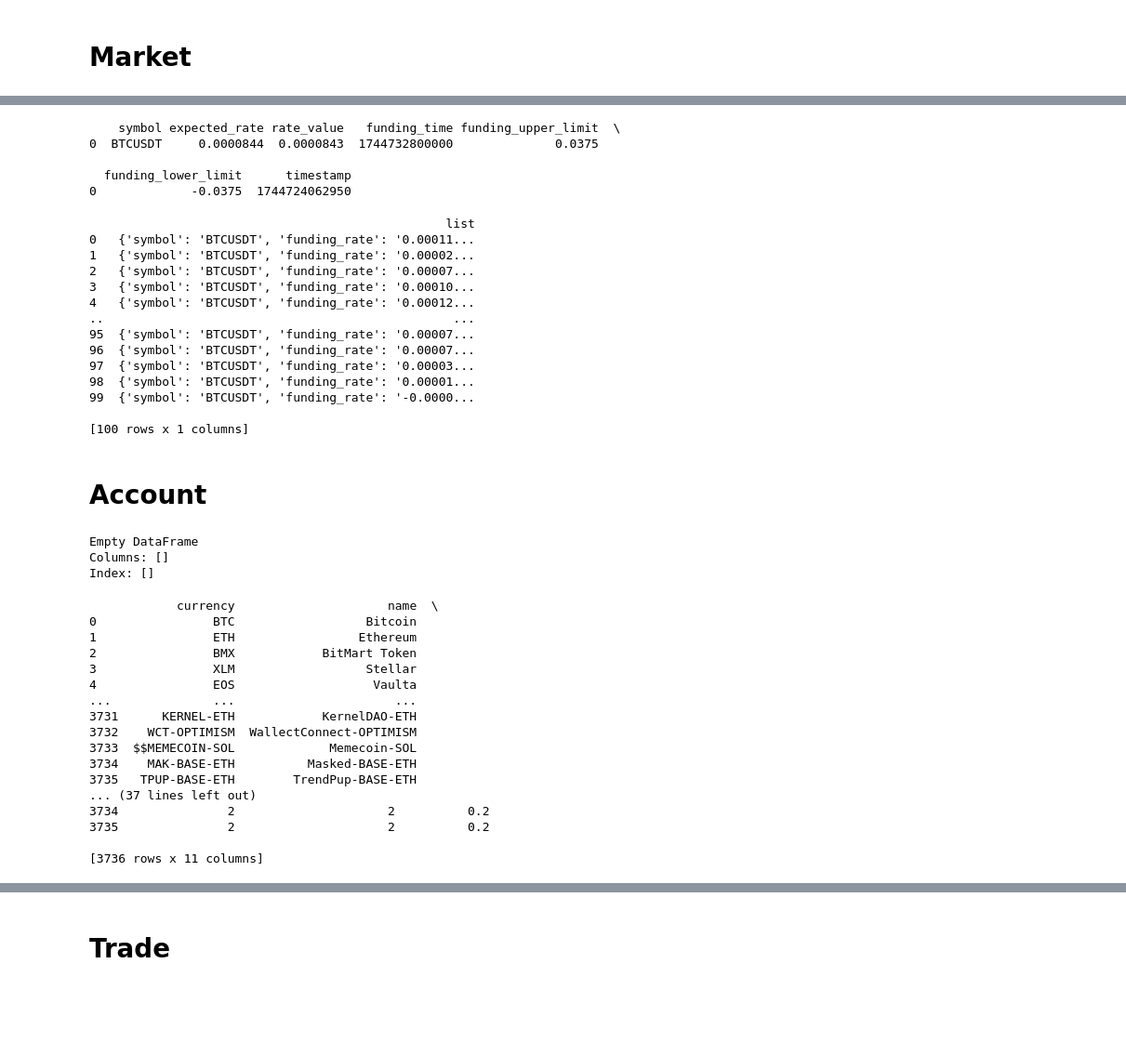
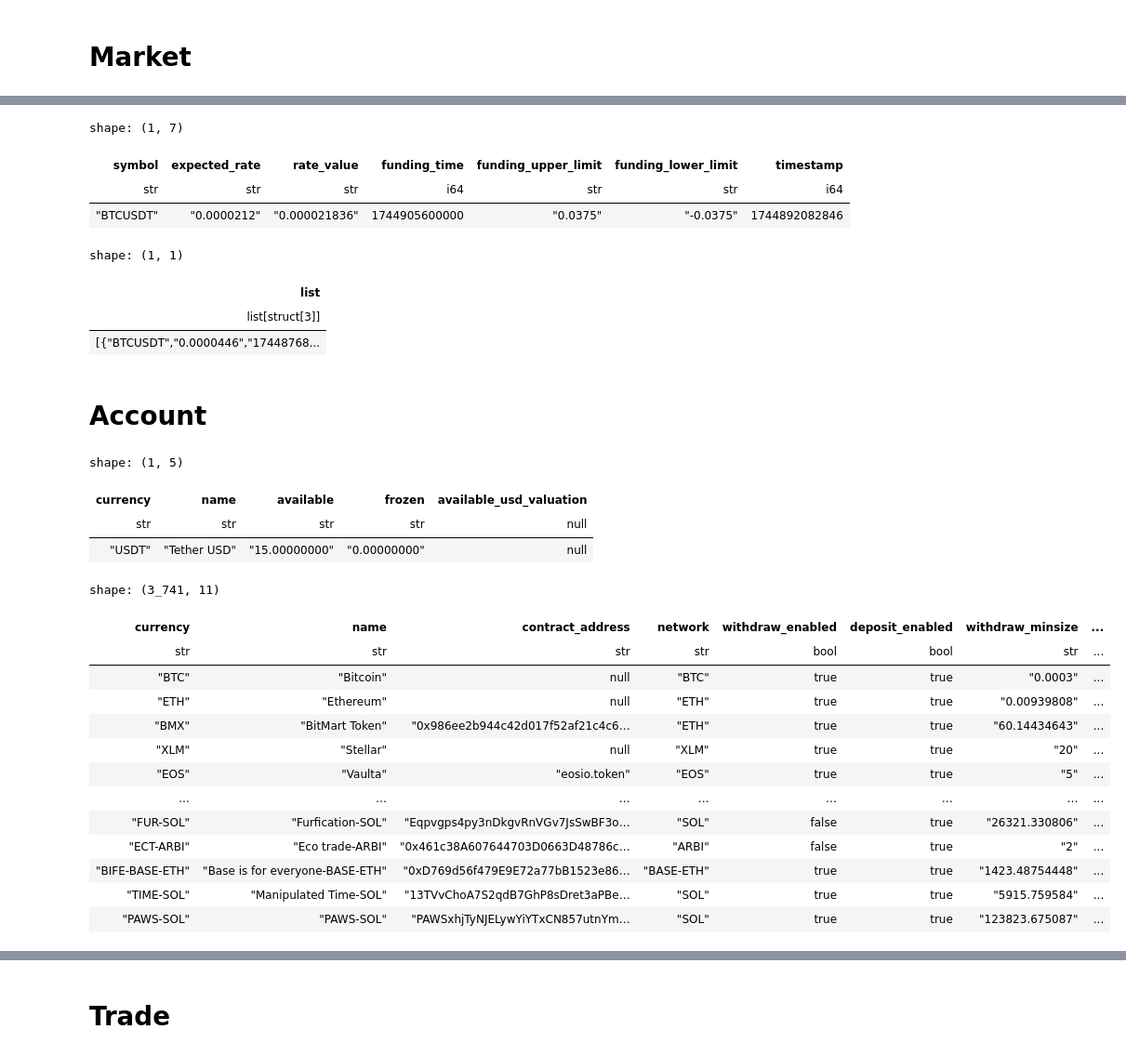
Before and after one commit to kairosresearchio/krex, a Jupyter notebook: example/async_support/bitmart/example.ipynb, the cells around one changed output, grey strips where cells are left out. Shown at 93% size. Saved outputs shown, nothing was run; the diff lists cells and outputs as text; code cells hidden in the pictures; blank space fills up the shorter version.

Commit message:
feat: migrate BitMart trade module from pandas to polars and pass all tests

```diff
--- a/example/async_support/bitmart/example.ipynb
+++ b/example/async_support/bitmart/example.ipynb
@@ -170,61 +150,48 @@ datetime
 # %%
 res = await client.get_current_funding_rate("BTC-USDT-SWAP")
-print(res)
+res
 # %% [output]
-    symbol expected_rate rate_value   funding_time funding_upper_limit  \
-0  BTCUSDT     0.0000844  0.0000843  1744732800000              0.0375
-
-  funding_lower_limit      timestamp
-0             -0.0375  1744724062950
+shape: (1, 7)
+| symbol | expected_rate | rate_value | funding_time | funding_upper_limit | funding_lower_limit | timestamp |
+| str | str | str | i64 | str | str | i64 |
+| "BTCUSDT" | "0.0000212" | "0.000021836" | 1744905600000 | "0.0375" | "-0.0375" | 1744892082846 |
 # %%
 res = await client.get_funding_rate_history(
     "BTC-USDT-SWAP",
 )
-print(res)
+res
 # %% [output]
-                                                 list
-0   {'symbol': 'BTCUSDT', 'funding_rate': '0.00011...
-1   {'symbol': 'BTCUSDT', 'funding_rate': '0.00002...
-2   {'symbol': 'BTCUSDT', 'funding_rate': '0.00007...
-3   {'symbol': 'BTCUSDT', 'funding_rate': '0.00010...
-4   {'symbol': 'BTCUSDT', 'funding_rate': '0.00012...
-..                                                ...
-95  {'symbol': 'BTCUSDT', 'funding_rate': '0.00007...
-96  {'symbol': 'BTCUSDT', 'funding_rate': '0.00007...
-97  {'symbol': 'BTCUSDT', 'funding_rate': '0.00003...
-98  {'symbol': 'BTCUSDT', 'funding_rate': '0.00001...
-99  {'symbol': 'BTCUSDT', 'funding_rate': '-0.0000...
-
-[100 rows x 1 columns]
+shape: (1, 1)
+| list |
+| list[struct[3]] |
+| [{"BTCUSDT","0.0000446","17448768... |
 # %% [markdown]
 # Account
 # %%
 res = await client.get_account_balance()
-print(res)
+res
 # %% [output]
-Empty DataFrame
-Columns: []
-Index: []
+shape: (1, 5)
+| currency | name | available | frozen | available_usd_valuation |
+| str | str | str | str | null |
+| "USDT" | "Tether USD" | "15.00000000" | "0.00000000" | null |
 # %%
 res = await client.get_account_currencies()
-print(res)
+res
 # %% [output]
-            currency                     name  \
-0                BTC                  Bitcoin
-1                ETH                 Ethereum
-2                BMX            BitMart Token
-3                XLM                  Stellar
-4                EOS                   Vaulta
-...              ...                      ...
-3731      KERNEL-ETH            KernelDAO-ETH
-3732    WCT-OPTIMISM  WallectConnect-OPTIMISM
-3733  $$MEMECOIN-SOL             Memecoin-SOL
-3734    MAK-BASE-ETH          Masked-BASE-ETH
-3735   TPUP-BASE-ETH        TrendPup-BASE-ETH
-... (37 lines left out)
-3734               2                     2          0.2
-3735               2                     2          0.2
-
-[3736 rows x 11 columns]
+shape: (3_741, 11)
+| currency | name | contract_address | network | withdraw_enabled | deposit_enabled | withdraw_minsize | ... |
+| str | str | str | str | bool | bool | str | ... |
+| "BTC" | "Bitcoin" | null | "BTC" | true | true | "0.0003" | ... |
+| "ETH" | "Ethereum" | null | "ETH" | true | true | "0.00939808" | ... |
+| "BMX" | "BitMart Token" | "0x986ee2b944c42d017f52af21c4c6… | "ETH" | true | true | "60.14434643" | ... |
+| "XLM" | "Stellar" | null | "XLM" | true | true | "20" | ... |
+| "EOS" | "Vaulta" | "eosio.token" | "EOS" | true | true | "5" | ... |
+| … | … | … | … | … | … | … | ... |
+| "FUR-SOL" | "Furfication-SOL" | "Eqpvgps4py3nDkgvRnVGv7JsSwBF3o… | "SOL" | false | true | "26321.330806" | ... |
+| "ECT-ARBI" | "Eco trade-ARBI" | "0x461c38A607644703D0663D48786c… | "ARBI" | false | true | "2" | ... |
+| "BIFE-BASE-ETH" | "Base is for everyone-BASE-ETH" | "0xD769d56f479E9E72a77bB1523e86… | "BASE-ETH" | true | true | "1423.48754448" | ... |
+| "TIME-SOL" | "Manipulated Time-SOL" | "13TVvChoA7S2qdB7GhP8sDret3aPBe… | "SOL" | true | true | "5915.759584" | ... |
+| "PAWS-SOL" | "PAWS-SOL" | "PAWSxhjTyNJELywYiYTxCN857utnYm… | "SOL" | true | true | "123823.675087" | ... |
 # %%
 res = await client.get_spot_wallet()
```
Also changed, not shown: parts of 39 cells of this notebook, 11 other files.
